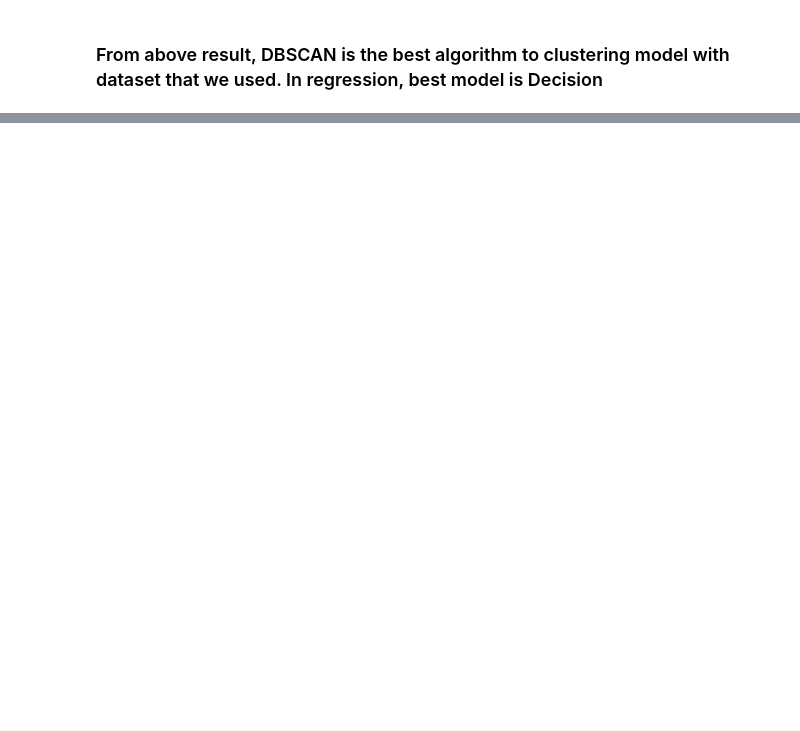
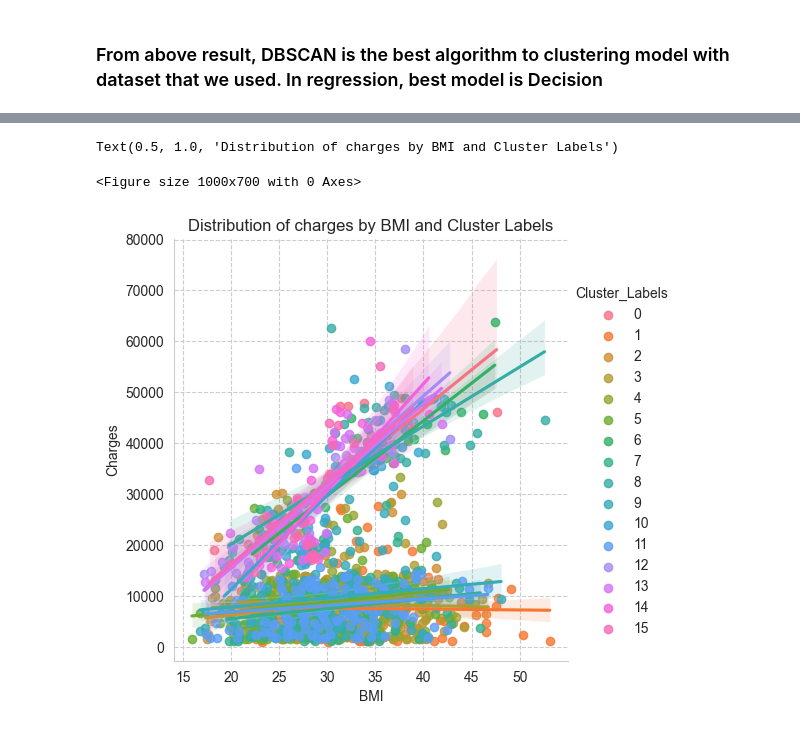
Before and after one commit to GarterPoom/Comparison-and-Implementation-of-Insurance-Customer-Predictive-Models, a Jupyter notebook: Models Implementation.ipynb, the cells around one changed output, grey strips where cells are left out. Cells and saved outputs as stored; diff of their text form; code cells hidden in the pictures; blank space fills up the shorter version.

```diff
--- a/Models Implementation.ipynb
+++ b/Models Implementation.ipynb
@@ -295,0 +359,12 @@ plt.show()
+# %%
+#The relationship between insurance claim amounts and age.
+sns.set_style("whitegrid", {'grid.linestyle': '--'})
+plt.figure(figsize = (10, 7))
+sns.lmplot(x = "bmi", y = "charges", hue="Cluster_Labels", data = result)
+plt.xlabel("BMI")
+plt.ylabel("Charges")
+plt.title("Distribution of charges by BMI and Cluster Labels")
+# %% [output]
+Text(0.5, 1.0, 'Distribution of charges by BMI and Cluster Labels')
+<Figure size 1000x700 with 0 Axes>
+[figure, added]
```
Also changed, not shown: parts of 12 cells of this notebook.
